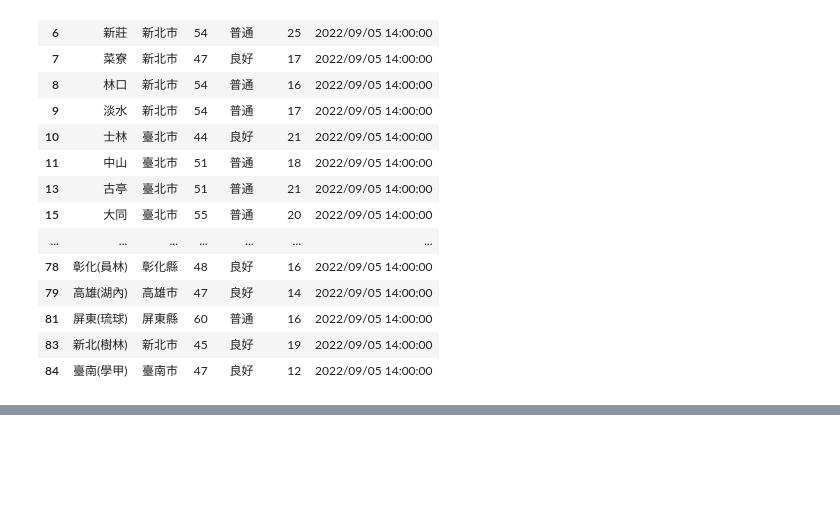
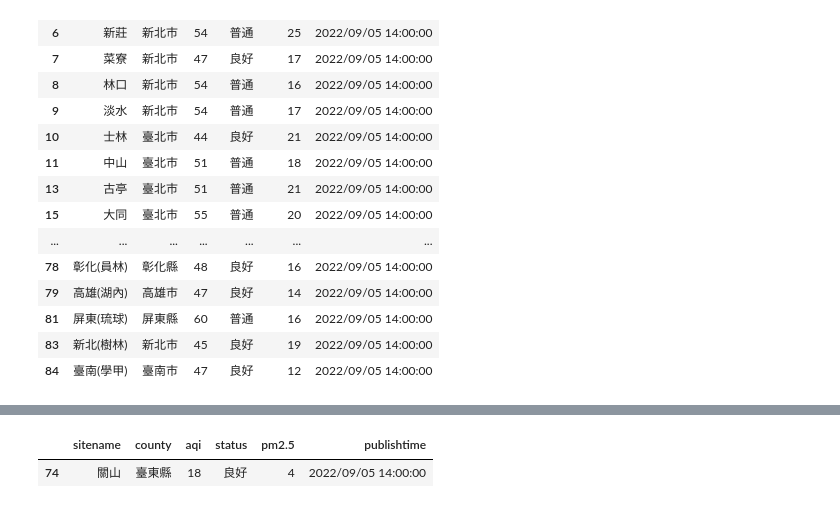
Before and after one commit to roberthsu2003/python, a Jupyter notebook: 上課用目錄/1108python應用基礎班/lesson12/learning2.ipynb, the cells around one changed output, grey strips where cells are left out. Drawn from its saved outputs; the diff is of its cells as text; code cells hidden in the pictures; blank space fills up the shorter version.

```diff
--- a/上課用目錄/1108python應用基礎班/lesson12/learning2.ipynb
+++ b/上課用目錄/1108python應用基礎班/lesson12/learning2.ipynb
@@ -145,0 +153,7 @@ dataFrame.query("aqi>=44")
+# %%
+#取出aqi最小值
+aqiMin = dataFrame['aqi'].min()
+dataFrame[dataFrame['aqi']  == aqiMin]
+# %% [output]
+|  | sitename | county | aqi | status | pm2.5 | publishtime |
+| 74 | 關山 | 臺東縣 | 18 | 良好 | 4 | 2022/09/05 14:00:00 |
```
Also changed, not shown: parts of 1 cell of this notebook.
